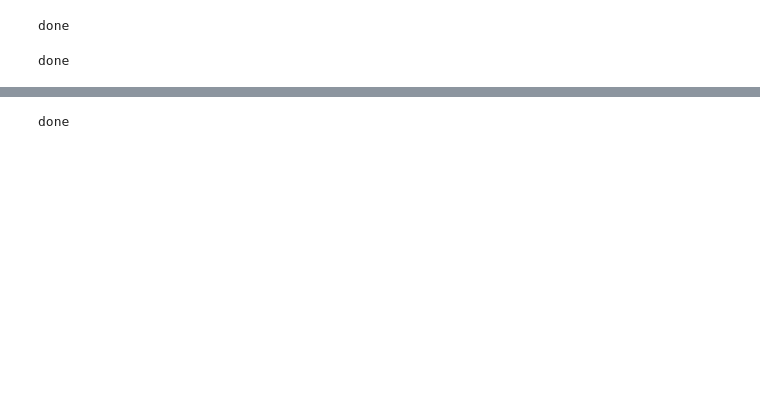
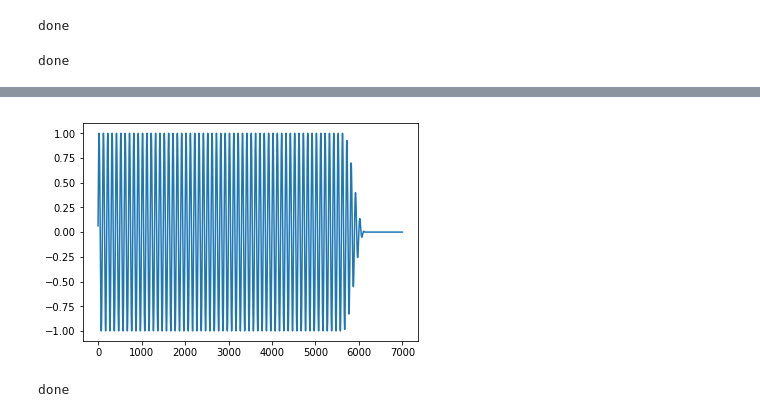
Before and after one commit to BeyondCloud/FUJI_Chorus, a Jupyter notebook: testc/fujiHarm.ipynb, the cells around one changed output, grey strips where cells are left out. Cells and saved outputs as stored; diff of their text form; code cells hidden in the pictures; blank space fills up the shorter version.

```diff
--- a/testc/fujiHarm.ipynb
+++ b/testc/fujiHarm.ipynb
@@ -32,3 +32,19 @@ plt.show()
+# %%
+import matplotlib.pyplot as plt
+
+x = np.zeros(4096);
+out = np.zeros(7000);
+
+for t in range(4096):
+    x[t] = np.sin(2.0*3.141592*40.9*t/4096.0)
+
+
+x = x.astype('float64');
+mydll.fujiHarm(c_void_p(x.ctypes.data),4096,c_void_p(out.ctypes.data))
+plt.plot(out)
+plt.show()
+# %% [output]
+[figure, added]
 # %%
 import _ctypes
 while True:
```
Also changed, not shown: parts of 1 cell of this notebook.
